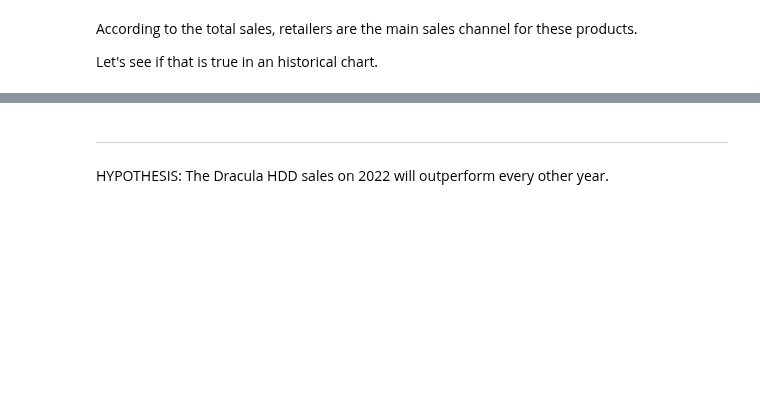
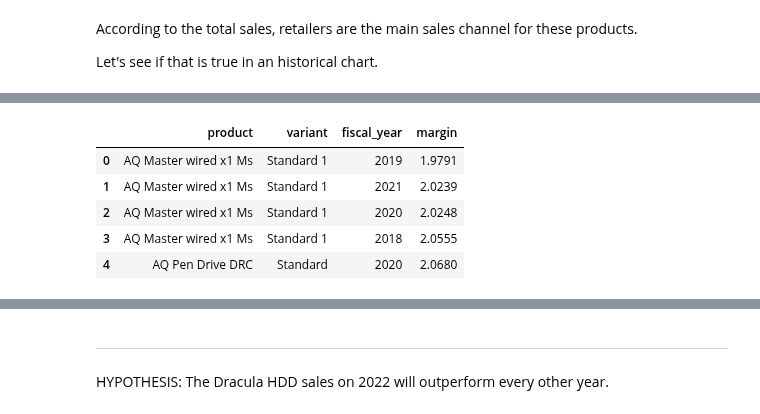
Before and after one commit to Silverscale/AtliQ_Products_Analysis, a Jupyter notebook: atliq_product_analysis.ipynb, the cells around one changed output, grey strips where cells are left out. Saved outputs shown, nothing was run; the diff lists cells and outputs as text; code cells hidden in the pictures; blank space fills up the shorter version.

```diff
--- a/atliq_product_analysis.ipynb
+++ b/atliq_product_analysis.ipynb
@@ -1466,0 +1469,18 @@ fig.show()
+# %%
+# Worst flat margin
+
+query="""
+SELECT product, variant, fiscal_year, margin
+FROM product_margins
+ORDER BY margin
+LIMIT 5
+"""
+
+pd.read_sql_query(query, con)
+# %% [output]
+|  | product | variant | fiscal_year | margin |
+| 0 | AQ Master wired x1 Ms | Standard 1 | 2019 | 1.9791 |
+| 1 | AQ Master wired x1 Ms | Standard 1 | 2021 | 2.0239 |
+| 2 | AQ Master wired x1 Ms | Standard 1 | 2020 | 2.0248 |
+| 3 | AQ Master wired x1 Ms | Standard 1 | 2018 | 2.0555 |
+| 4 | AQ Pen Drive DRC | Standard | 2020 | 2.0680 |
```
Also changed, not shown: parts of 24 cells of this notebook.
